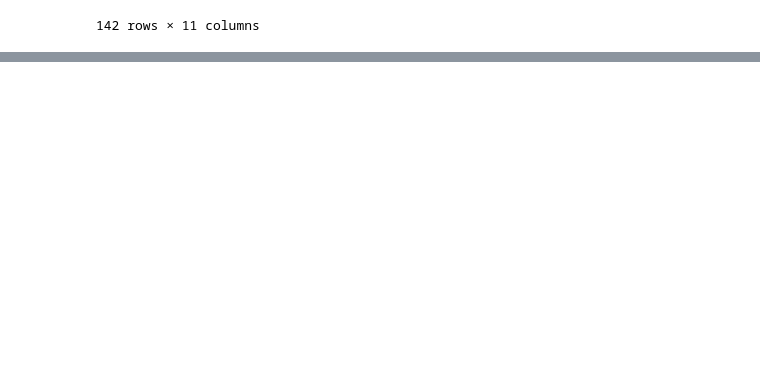
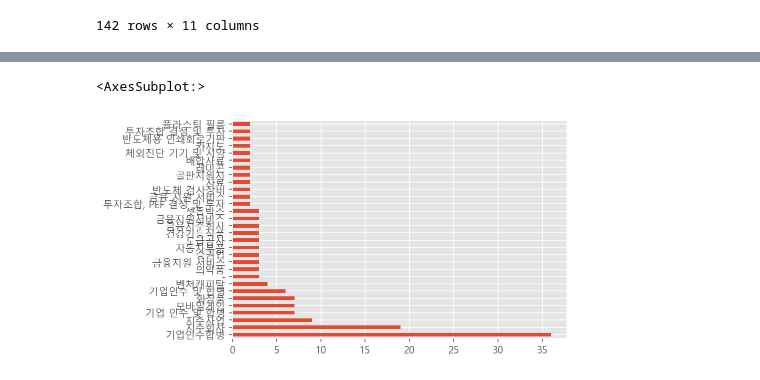
Before and after one commit to HanHyunDo/coding, a Jupyter notebook: 오늘 코드(유튜브)/KRX 분석.ipynb, the cells around one changed output, grey strips where cells are left out. Cells and saved outputs as stored; diff of their text form; code cells hidden in the pictures; blank space fills up the shorter version.

```diff
--- a/오늘 코드(유튜브)/KRX 분석.ipynb
+++ b/오늘 코드(유튜브)/KRX 분석.ipynb
@@ -454,0 +470,5 @@ df[df["Sector"] == "특수 목적용 기계 제조업"]
+# %%
+df["Industry"].value_counts().head(30).plot.barh()
+# %% [output]
+<AxesSubplot:>
+[figure, added]
```
Also changed, not shown: parts of 12 cells of this notebook.
